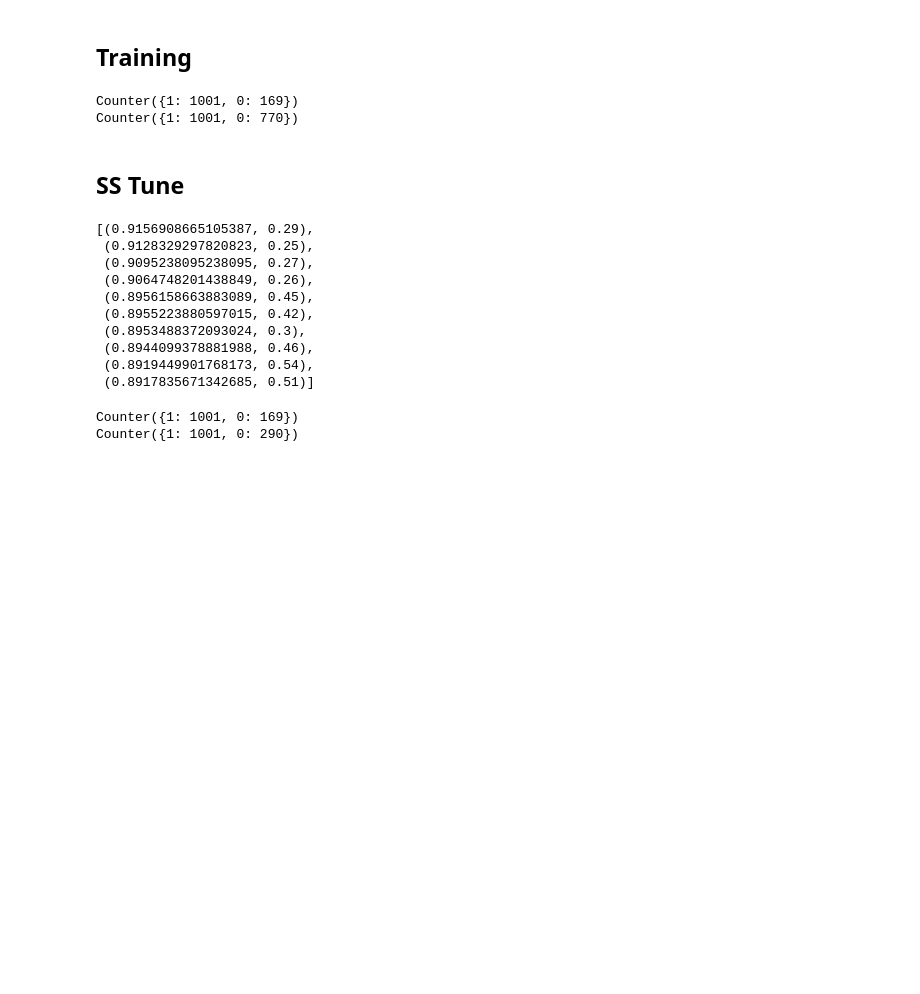
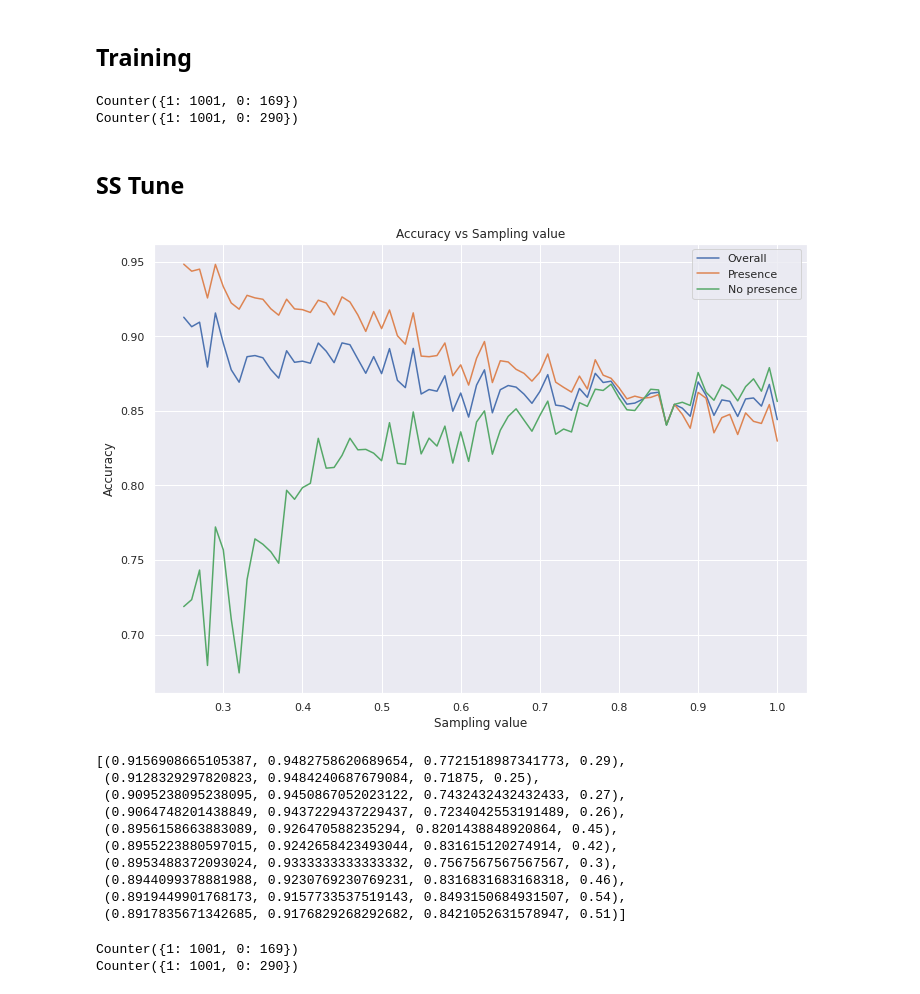
Before and after one commit to NirmalManoj/Detecting-Occupancy-GridEye, a Jupyter notebook: models/LR/LR.ipynb, the cells around one changed output. Cells and saved outputs as stored; diff of their text form; code cells hidden in the pictures; blank space fills up the shorter version.

Commit message:
Added visualization

```diff
--- a/models/LR/LR.ipynb
+++ b/models/LR/LR.ipynb
@@ -52,7 +54,7 @@ r2 = load_csv("../../data/dataset_annotated_v2.csv")
 r3 = load_csv("../../data/dataset_annotated_v3.csv")
 r = r1[1:] + r2[1:] + r3[1:]
 # %%
-SS = 0.77
+SS = 0.29
 # %%
 x = []
 y = []
@@ -80,7 +82,7 @@ lf.fit(x_train, y_train)
 y_pred = lf.predict(x_test)
 # %% [output]
 Counter({1: 1001, 0: 169})
-Counter({1: 1001, 0: 770})
+Counter({1: 1001, 0: 290})
 # %% [markdown]
 ## SS Tune
 # %%
@@ -109,20 +111,31 @@ for SS in range(25, 101):
     lf.fit(x_train, y_train)
 
     y_pred = lf.predict(x_test)
-    SS_TUNE.append((lf.score(x_test, y_test), SS))
+    report = classification_report(y_pred, y_test, output_dict=True)
+    SS_TUNE.append((report["accuracy"], report["1.0"]["f1-score"], report["0.0"]["f1-score"], SS))
+# %%
+sns.set_style("darkgrid")
+sns.set(rc={'figure.figsize':(11.7,8.27)})
+ax1 = sns.lineplot(x=[x[3] for x in SS_TUNE], y=[x[0] for x in SS_TUNE], label = "Overall")
+ax2 = sns.lineplot(x=[x[3] for x in SS_TUNE], y=[x[1] for x in SS_TUNE], label = "Presence")
+ax3 = sns.lineplot(x=[x[3] for x in SS_TUNE], y=[x[2] for x in SS_TUNE], label = "No presence")
+ax1.set(xlabel = "Sampling value", ylabel = "Accuracy", title = "Accuracy vs Sampling value")
+plt.show()
+# %% [output]
+[figure, added]
 # %%
 SS_TUNE.sort(reverse=True)
 # %%
 SS_TUNE[:10]
 # %% [output]
-[(0.9156908665105387, 0.29),
- (0.9128329297820823, 0.25),
- (0.9095238095238095, 0.27),
- (0.9064748201438849, 0.26),
- (0.8956158663883089, 0.45),
- (0.8955223880597015, 0.42),
- (0.8953488372093024, 0.3),
- (0.8944099378881988, 0.46),
- (0.8919449901768173, 0.54),
- (0.8917835671342685, 0.51)]
+[(0.9156908665105387, 0.9482758620689654, 0.7721518987341773, 0.29),
+ (0.9128329297820823, 0.9484240687679084, 0.71875, 0.25),
+ (0.9095238095238095, 0.9450867052023122, 0.7432432432432433, 0.27),
+ (0.9064748201438849, 0.9437229437229437, 0.7234042553191489, 0.26),
+ (0.8956158663883089, 0.926470588235294, 0.8201438848920864, 0.45),
+ (0.8955223880597015, 0.9242658423493044, 0.831615120274914, 0.42),
+ (0.8953488372093024, 0.9333333333333332, 0.7567567567567567, 0.3),
+ (0.8944099378881988, 0.9230769230769231, 0.8316831683168318, 0.46),
+ (0.8919449901768173, 0.9157733537519143, 0.8493150684931507, 0.54),
+ (0.8917835671342685, 0.9176829268292682, 0.8421052631578947, 0.51)]
 # %%
```
Also changed, not shown: parts of 2 cells of this notebook.
